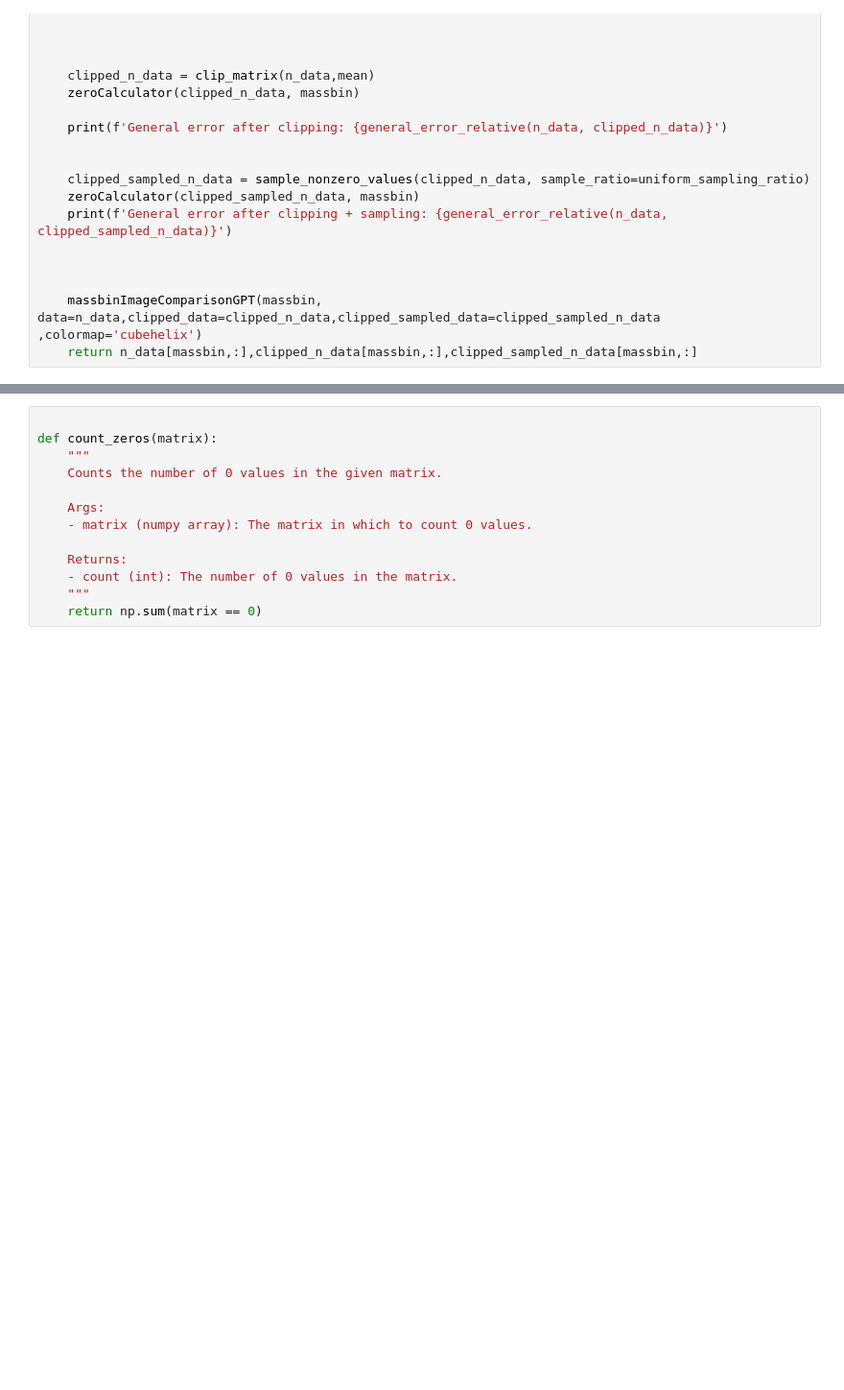
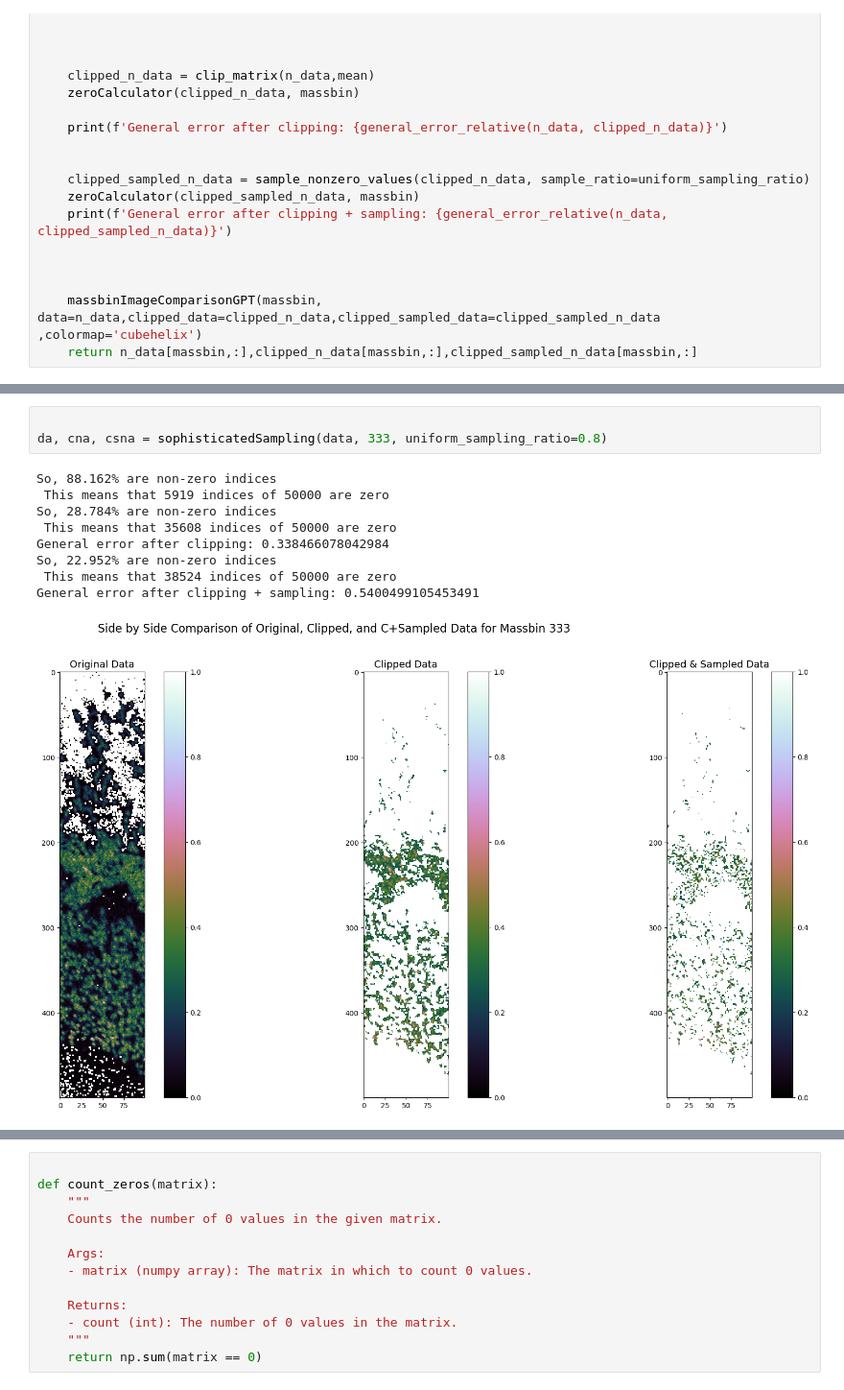
Before and after one commit to Kessius00/nn-s-matrix-fc, a Jupyter notebook: sampling/clipping.ipynb, the cells around one changed output, grey strips where cells are left out. Shown at 96% size. Drawn from its saved outputs; the diff is of its cells as text; blank space fills up the shorter version.

```diff
--- a/sampling/clipping.ipynb
+++ b/sampling/clipping.ipynb
@@ -246,3 +256,16 @@ General error after clipping + sampling: 0.7464389801025391
+# %%
+
+da, cna, csna = sophisticatedSampling(data, 333, uniform_sampling_ratio=0.8)
+# %% [output]
+So, 88.162% are non-zero indices
+ This means that 5919 indices of 50000 are zero
+So, 28.784% are non-zero indices
+ This means that 35608 indices of 50000 are zero
+General error after clipping: 0.338466078042984
+So, 22.952% are non-zero indices
+ This means that 38524 indices of 50000 are zero
+General error after clipping + sampling: 0.5400499105453491
+[figure, added]
 # %%
 plotHistogram((da))
 plotHistogram((cna))
```
Also changed, not shown: parts of 4 cells of this notebook.
